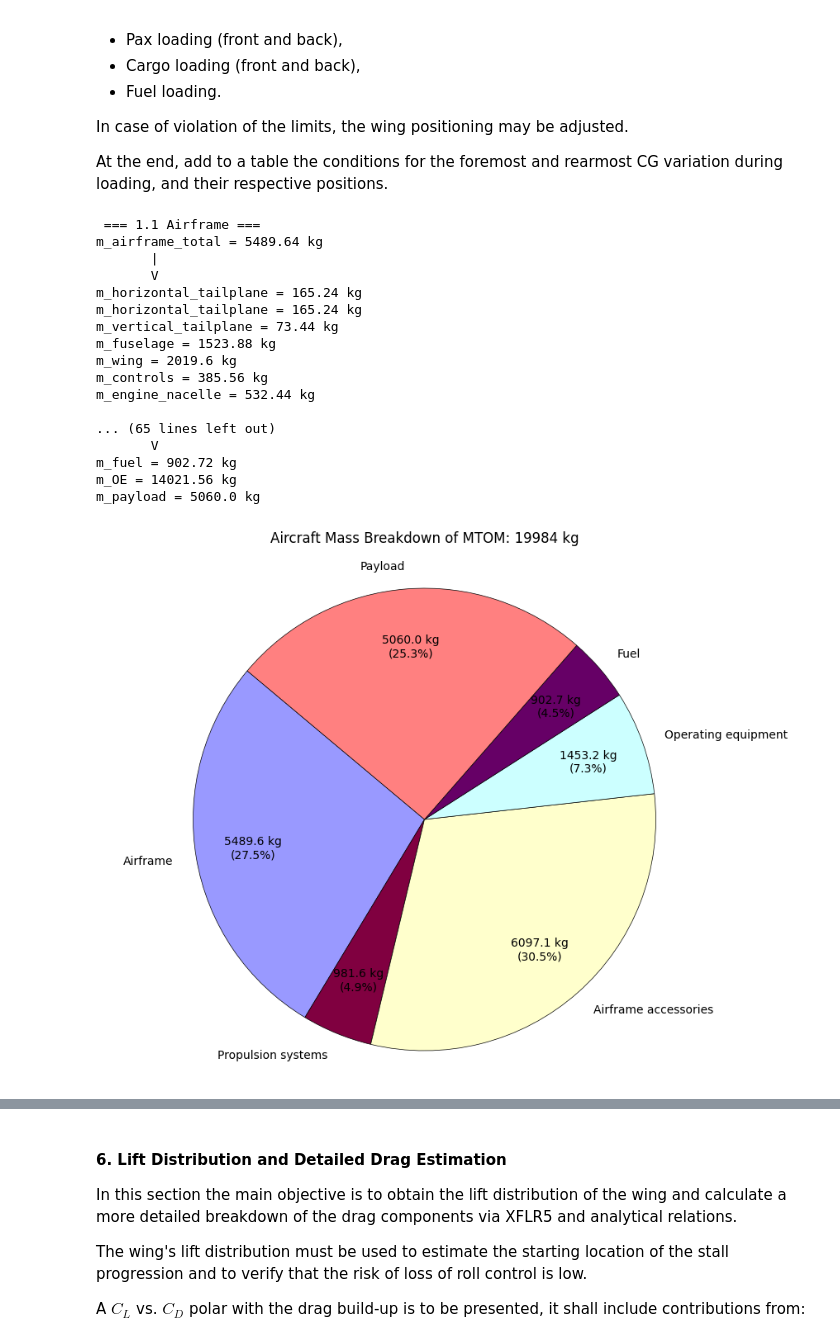
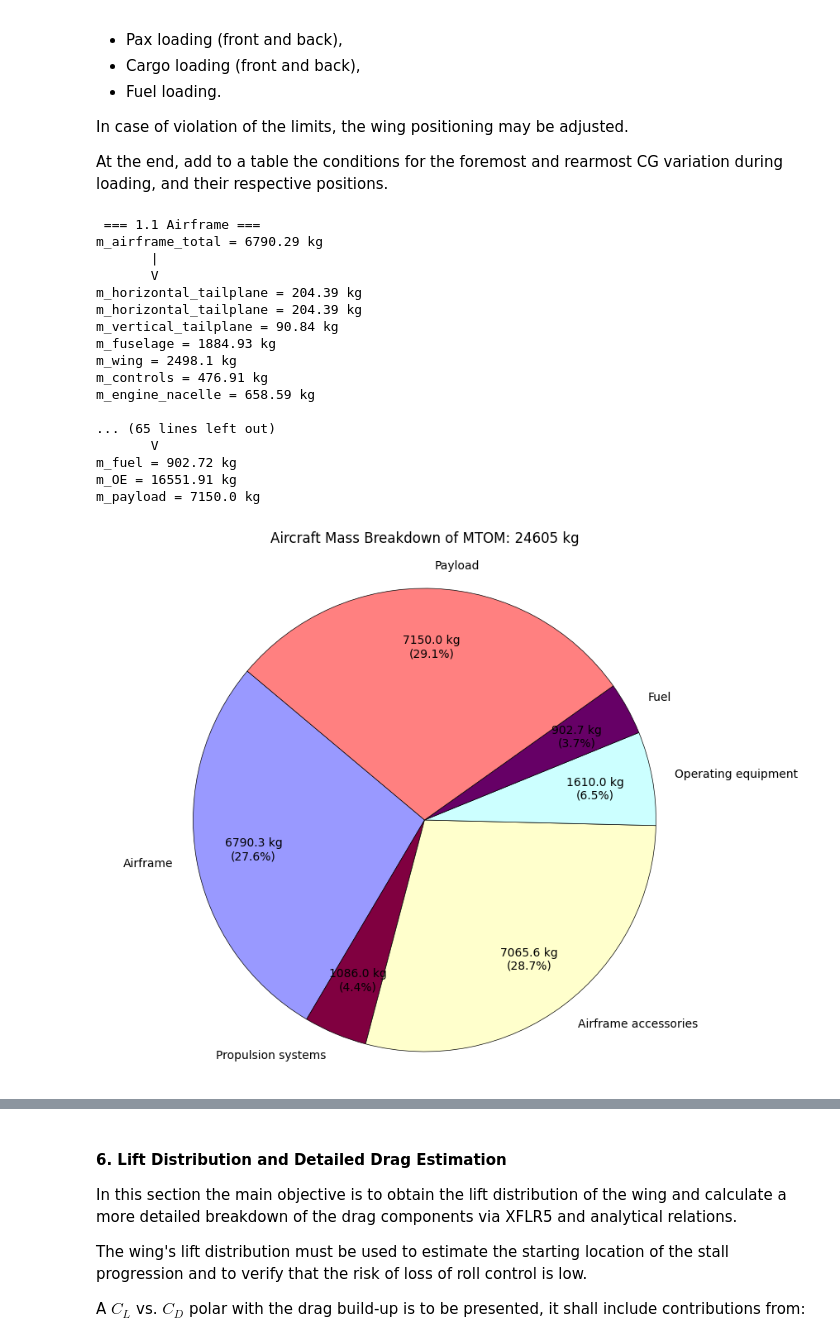
Before and after one commit to MatthiasFrenzl/TUW-AircraftDesign2-SS2026, a Jupyter notebook: Code/Aircraft Design 2 - Calculations - Group 1 - SS2026.ipynb, the cells around one changed output, grey strips where cells are left out. Cells and saved outputs as stored; diff of their text form; code cells hidden in the pictures.

```diff
--- a/Code/Aircraft Design 2 - Calculations - Group 1 - SS2026.ipynb
+++ b/Code/Aircraft Design 2 - Calculations - Group 1 - SS2026.ipynb
@@ -246,19 +249,19 @@ At the end, add to a table the conditions for the foremost and rearmost CG varia
 def pvar(name, value, unit):
     print(f"{name} = {round(float(value), 2)} {unit}")
 
-m_OE_assumed = 12728;
-m_TO_assumed = 18360;
+m_TO_assumed = mTO;
 
-NbPass_bas = 48    #Passenger number for baseline
 NbPass_str = 70    #Passenger number for stretch
 mPass = 83;
 mLugg = 12;
 mFrght = 500       #Freight mass (kg)
 
-l_ges_bas = 26.12
-l_ges_str = 34.12
+l_fuselage = lf;
+h_tail = 8.75
 
-m_payload = NbPass_bas*(mPass+mLugg) + mFrght
+MAC = 2.49; #### CHECK PLS
+
+m_payload = NbPass_str*(mPass+mLugg) + mFrght
 ##### Electric components #####
 m_fuel_cells = 2313;  # Added to accessories
 m_bateries = 37;  # Added to accessories
@@ -323,7 +326,7 @@ m_rest = 0.6 * m_TO_assumed/100;
 
 ### Break up of the interior is required by balances and loads ###
 # NOT JUST m_interior = 8.3 * m_TO_assumed/100;
-m_passenger_seats = NbPass_bas * 11;
+m_passenger_seats = NbPass_str * 11;
 m_cockpit_int =   1 * m_TO_assumed/100;
 m_front_galley =   0 * m_TO_assumed/100;
 m_rear_galley =   2 * m_TO_assumed/100;
@@ -370,9 +373,9 @@ m_water = 0.3 * m_TO_assumed/100;
 m_emer_eq = 0.3 * m_TO_assumed/100;
 m_residual_fuel = 0 * m_TO_assumed/100; ### Assumed because LH2 is really light
 m_cargo = mFrght;
-m_oxygen_eq = 0.5 * NbPass_bas;
+m_oxygen_eq = 0.5 * NbPass_str;
 m_fire_eq = 4;
-m_evacuation_eq = 0.5 * NbPass_bas;
+m_evacuation_eq = 0.5 * NbPass_str;
 # Total
 m_ope = m_cabin_crew + m_cockpit_crew + m_service_rear + m_water + m_emer_eq + m_residual_fuel + m_cargo + m_oxygen_eq+ m_fire_eq + m_evacuation_eq ;
 print(" === 1.4 Operating equipment === ")
@@ -433,44 +436,44 @@ labels = [
     'Airframe accessories', 'Operating equipment',
     'Fuel', 'Payload'
 ]
 values = [m_airframe, m_propulsion, m_accessories, m_ope, m_fuel, m_payload]
 colors = ['#9999ff', '#800040', '#ffffcc', '#ccffff', '#660066', '#ff8080']
 
 def fmt_labels(pct, allvals):
     absolute = pct/100.*sum(allvals)
     return f"{absolute:.1f} kg\n({pct:.1f}%)"
 plt.figure(figsize=(10, 8))
 plt.pie(
     values,
     labels=labels,
     colors=colors,
     autopct=lambda pct: fmt_labels(pct, values),
     startangle=140,
     wedgeprops={'edgecolor': 'black', 'linewidth': 0.5},
     pctdistance=0.75
 )
 plt.title(f'Aircraft Mass Breakdown of MTOM: {round(m_TOM)} kg', pad=20)
 plt.axis('equal')
 plt.show()
 # %% [output]
  === 1.1 Airframe ===
-m_airframe_total = 5489.64 kg
+m_airframe_total = 6790.29 kg
        |
        V
-m_horizontal_tailplane = 165.24 kg
-m_horizontal_tailplane = 165.24 kg
-m_vertical_tailplane = 73.44 kg
-m_fuselage = 1523.88 kg
-m_wing = 2019.6 kg
-m_controls = 385.56 kg
-m_engine_nacelle = 532.44 kg
+m_horizontal_tailplane = 204.39 kg
+m_horizontal_tailplane = 204.39 kg
+m_vertical_tailplane = 90.84 kg
+m_fuselage = 1884.93 kg
+m_wing = 2498.1 kg
+m_controls = 476.91 kg
+m_engine_nacelle = 658.59 kg
 
 ... (65 lines left out)
        V
 m_fuel = 902.72 kg
-m_OE = 14021.56 kg
-m_payload = 5060.0 kg
+m_OE = 16551.91 kg
+m_payload = 7150.0 kg
-[figure, old version]
+[figure, new version]
 # %%
 ### Fuselage group dictionary ###
 
```
Also changed, not shown: parts of 2 cells of this notebook.
